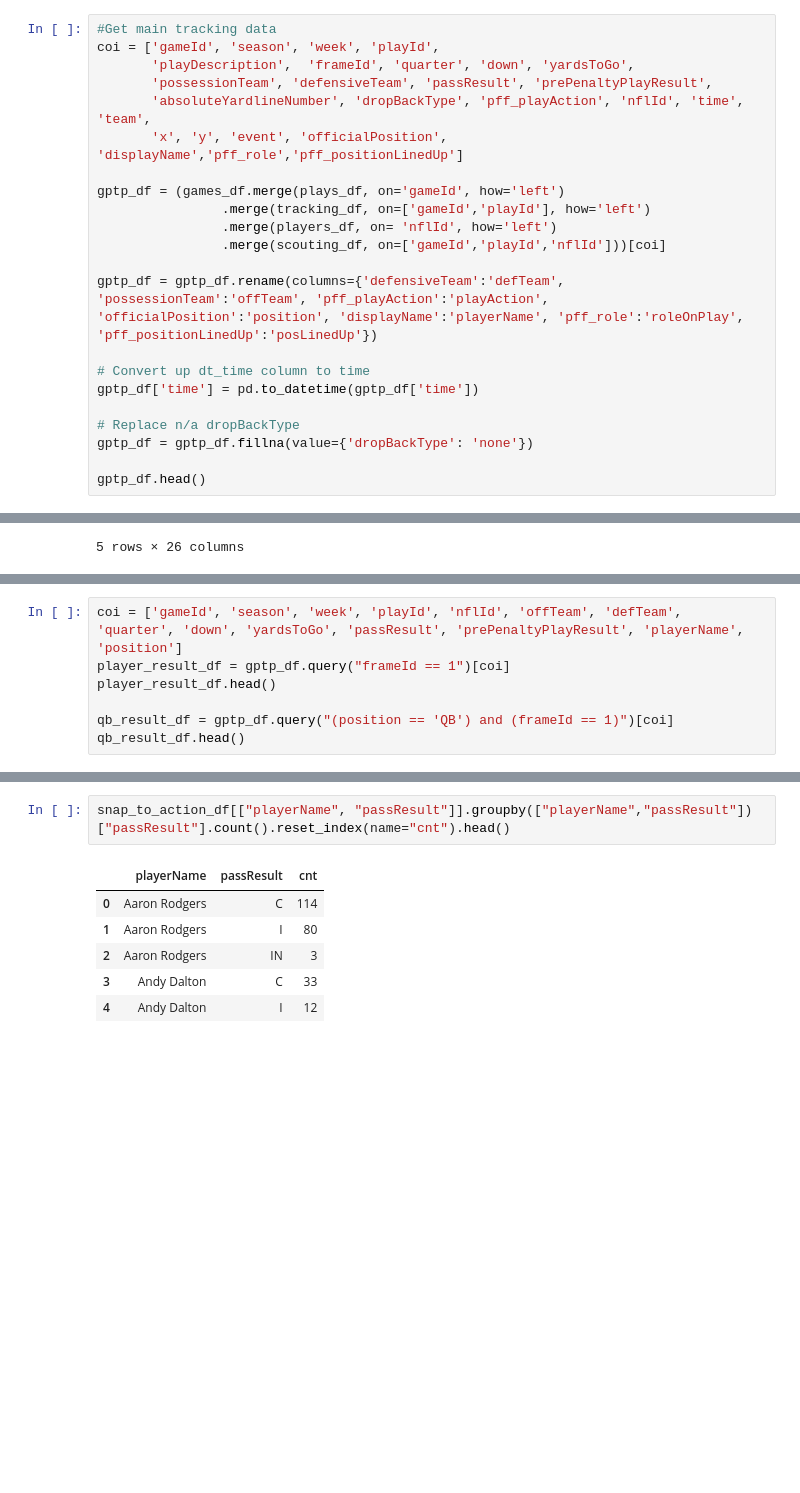
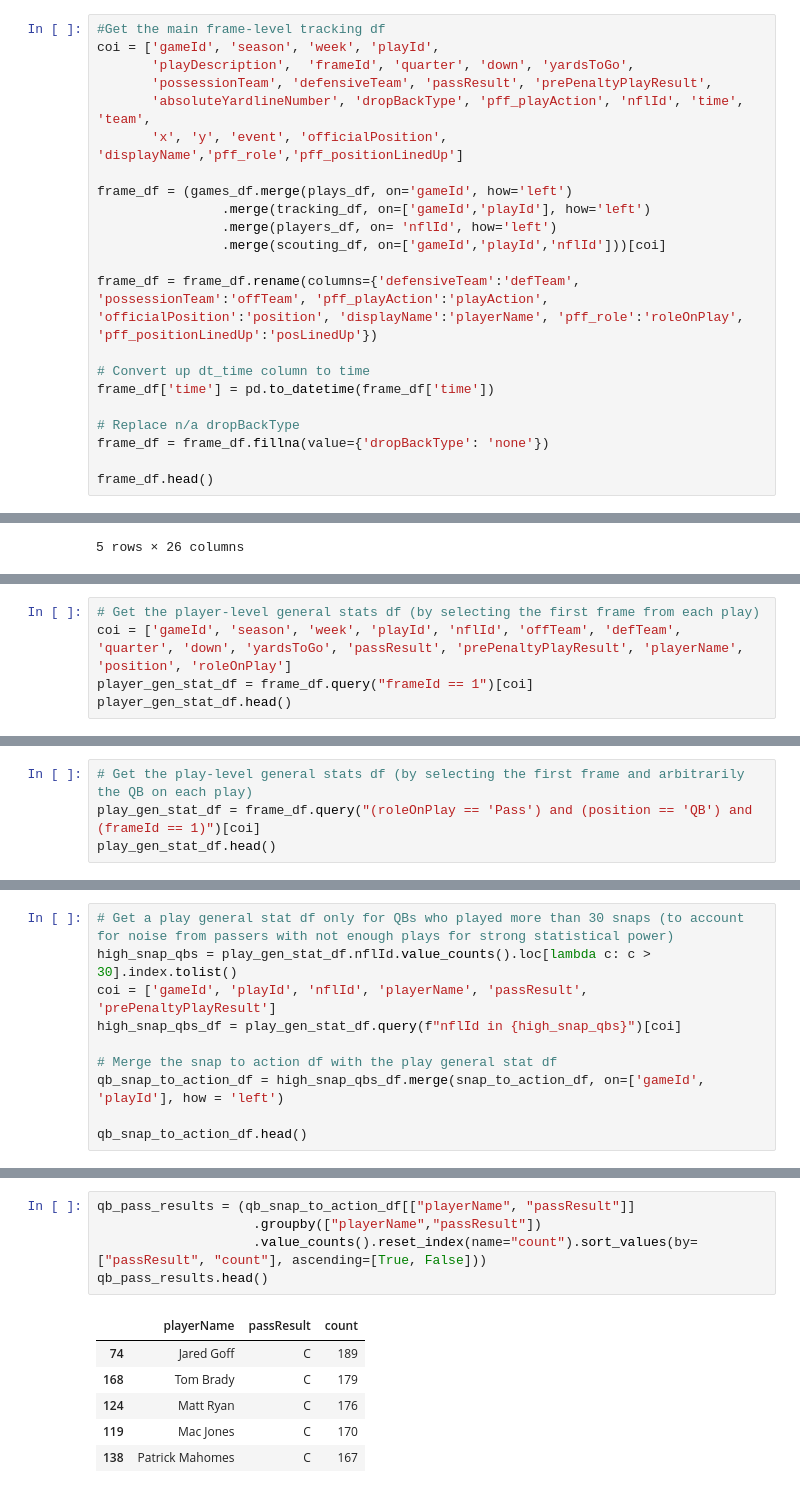
Before and after one commit to SolB77/2023-NFL-Big-Data-Bowl, a Jupyter notebook: Code/offensive_eda.ipynb, the cells around one changed output, grey strips where cells are left out. Saved outputs shown, nothing was run; the diff lists cells and outputs as text; blank space fills up the shorter version.

```diff
--- a/Code/offensive_eda.ipynb
+++ b/Code/offensive_eda.ipynb
@@ -21,28 +21,28 @@ tracking_df_list = ["../Data/tracking/week1.csv", "../Data/tracking/week2.csv",
 "../Data/tracking/week5.csv", "../Data/tracking/week6.csv", "../Data/tracking/week7.csv", "../Data/tracking/week8.csv"]
 tracking_df = pd.concat(map(pd.read_csv, tracking_df_list))
 # %%
-#Get main tracking data
+#Get the main frame-level tracking df
 coi = ['gameId', 'season', 'week', 'playId',
        'playDescription',  'frameId', 'quarter', 'down', 'yardsToGo',
        'possessionTeam', 'defensiveTeam', 'passResult', 'prePenaltyPlayResult',
        'absoluteYardlineNumber', 'dropBackType', 'pff_playAction', 'nflId', 'time', 'team',
        'x', 'y', 'event', 'officialPosition', 'displayName','pff_role','pff_positionLinedUp']
 
-gptp_df = (games_df.merge(plays_df, on='gameId', how='left')
+frame_df = (games_df.merge(plays_df, on='gameId', how='left')
                 .merge(tracking_df, on=['gameId','playId'], how='left')
                 .merge(players_df, on= 'nflId', how='left')
                 .merge(scouting_df, on=['gameId','playId','nflId']))[coi]
 
-gptp_df = gptp_df.rename(columns={'defensiveTeam':'defTeam', 'possessionTeam':'offTeam', 'pff_playAction':'playAction',
+frame_df = frame_df.rename(columns={'defensiveTeam':'defTeam', 'possessionTeam':'offTeam', 'pff_playAction':'playAction',
 'officialPosition':'position', 'displayName':'playerName', 'pff_role':'roleOnPlay', 'pff_positionLinedUp':'posLinedUp'})
 
 # Convert up dt_time column to time
-gptp_df['time'] = pd.to_datetime(gptp_df['time'])
+frame_df['time'] = pd.to_datetime(frame_df['time'])
 
 # Replace n/a dropBackType
-gptp_df = gptp_df.fillna(value={'dropBackType': 'none'})
+frame_df = frame_df.fillna(value={'dropBackType': 'none'})
 
-gptp_df.head()
+frame_df.head()
 # %% [output]
 |  | gameId | season | week | playId | playDescription | frameId | quarter | down | yardsToGo | offTeam | ... |
 | 0 | 2021090900 | 2021 | 1 | 97 | (13:33) (Shotgun) T.Brady pass in... | 1 | 1 | 3 | 2 | TB | ... |
@@ -83,10 +83,8 @@ array(['I', 'C', 'S', 'R', 'IN'], dtype=object)
 # %%
-coi = ['gameId', 'season', 'week', 'playId', 'nflId', 'offTeam', 'defTeam', 'quarter', 'down', 'yardsToGo', 'passResult', 'prePenaltyPlayResult', 'playerName', 'position']
-player_result_df = gptp_df.query("frameId == 1")[coi]
-player_result_df.head()
-
-qb_result_df = gptp_df.query("(position == 'QB') and (frameId == 1)")[coi]
-qb_result_df.head()
+# Get the player-level general stats df (by selecting the first frame from each play)
+coi = ['gameId', 'season', 'week', 'playId', 'nflId', 'offTeam', 'defTeam', 'quarter', 'down', 'yardsToGo', 'passResult', 'prePenaltyPlayResult', 'playerName', 'position', 'roleOnPlay']
+player_gen_stat_df = frame_df.query("frameId == 1")[coi]
+player_gen_stat_df.head()
 # %% [output]
 |  | gameId | season | week | playId | nflId | offTeam | defTeam | quarter | down | yardsToGo | ... |
 | 0 | 2021090900 | 2021 | 1 | 97 | 25511.0 | TB | DAL | 1 | 3 | 2 | ... |
@@ -96,0 +95,4 @@ qb_result_df.head()
+# %%
+# Get the play-level general stats df (by selecting the first frame and arbitrarily the QB on each play)
+play_gen_stat_df = frame_df.query("(roleOnPlay == 'Pass') and (position == 'QB') and (frameId == 1)")[coi]
+play_gen_stat_df.head()
@@ -129,0 +160,10 @@ snap_to_action_df.sort_values(by=["snap_to_action"]).head()
+# %%
+# Get a play general stat df only for QBs who played more than 30 snaps (to account for noise from passers with not enough plays for strong statistical power)
+high_snap_qbs = play_gen_stat_df.nflId.value_counts().loc[lambda c: c > 30].index.tolist()
+coi = ['gameId', 'playId', 'nflId', 'playerName', 'passResult', 'prePenaltyPlayResult']
+high_snap_qbs_df = play_gen_stat_df.query(f"nflId in {high_snap_qbs}")[coi]
+
+# Merge the snap to action df with the play general stat df
+qb_snap_to_action_df = high_snap_qbs_df.merge(snap_to_action_df, on=['gameId', 'playId'], how = 'left')
+
+qb_snap_to_action_df.head()
@@ -155,10 +204,13 @@ snap_to_action_df[["passResult", "prePenaltyPlayResult", "snap_to_action"]].grou
 # %%
-snap_to_action_df[["playerName", "passResult"]].groupby(["playerName","passResult"])["passResult"].count().reset_index(name="cnt").head()
+qb_pass_results = (qb_snap_to_action_df[["playerName", "passResult"]]
+                    .groupby(["playerName","passResult"])
+                    .value_counts().reset_index(name="count").sort_values(by=["passResult", "count"], ascending=[True, False]))
+qb_pass_results.head()
 # %% [output]
-|  | playerName | passResult | cnt |
-| 0 | Aaron Rodgers | C | 114 |
-| 1 | Aaron Rodgers | I | 80 |
-| 2 | Aaron Rodgers | IN | 3 |
-| 3 | Andy Dalton | C | 33 |
-| 4 | Andy Dalton | I | 12 |
+|  | playerName | passResult | count |
+| 74 | Jared Goff | C | 189 |
+| 168 | Tom Brady | C | 179 |
+| 124 | Matt Ryan | C | 176 |
+| 119 | Mac Jones | C | 170 |
+| 138 | Patrick Mahomes | C | 167 |
 # %% [markdown]
```
Also changed, not shown: parts of 19 cells of this notebook.
